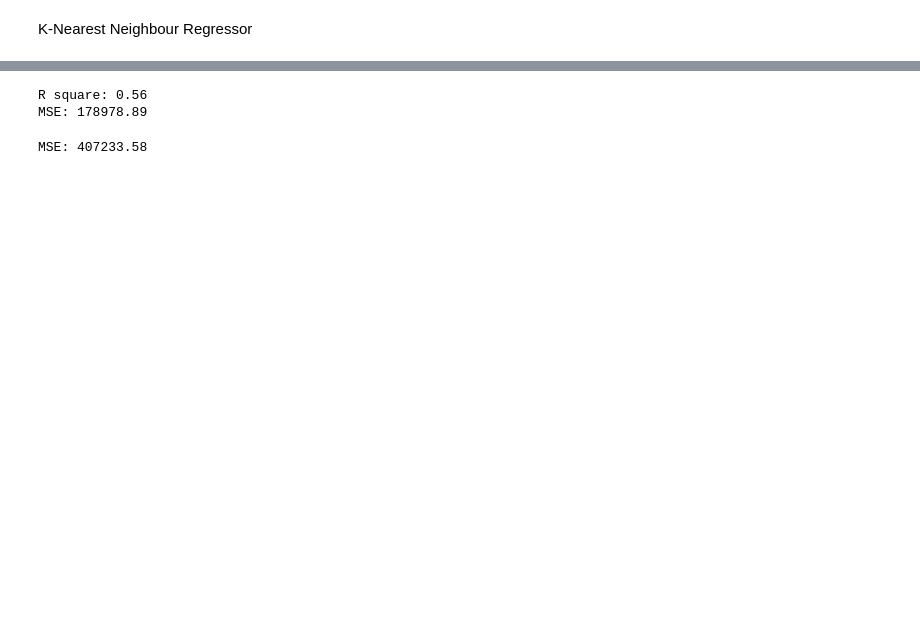
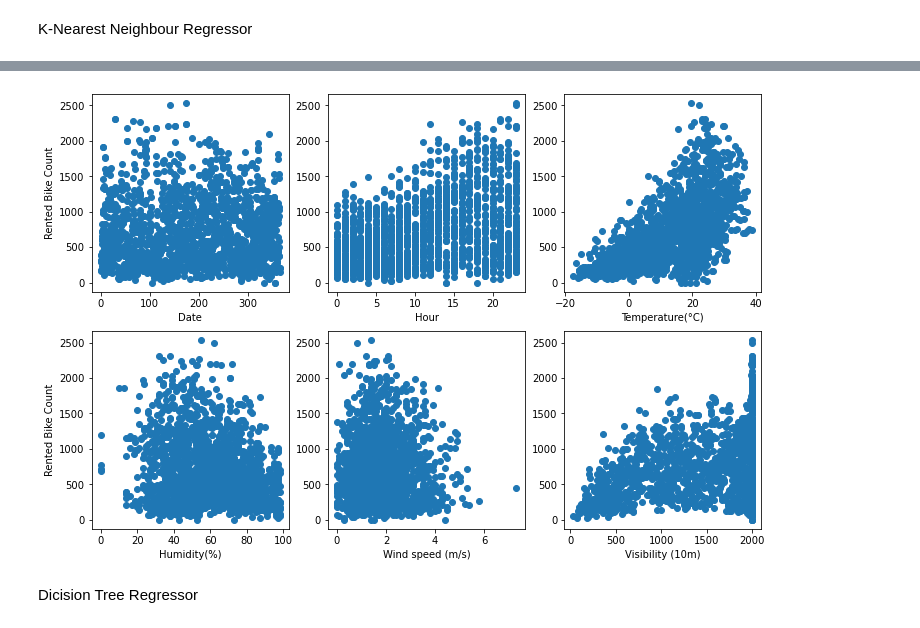
Before and after one commit to MEE-SPT/Intro_to_AI, a Jupyter notebook: model.ipynb, the cells around one changed output, grey strips where cells are left out. Drawn from its saved outputs; the diff is of its cells as text; code cells hidden in the pictures; blank space fills up the shorter version.

```diff
--- a/model.ipynb
+++ b/model.ipynb
@@ -101,28 +157,15 @@ KNN_MSE: 231055.14
-# %%
-from sklearn.linear_model import LinearRegression
-
-linear = LinearRegression()
-
-model=linear.fit(Xtr, Ytr)
-
-Ypred = np.array(model.predict(Xtest),dtype='int64')
-
-r2 = r2_score(Ytest,Ypred)
-mse = mean_squared_error(Ytest,Ypred)
-
-print(f'R square: {r2:.2f}')
-print(f'MSE: {mse:.2f}')
-# %% [output]
-R square: 0.56
-MSE: 178978.89
-# %%
-dummy_regr = DummyRegressor(strategy='mean')
-dummy_regr.fit(Xtr,Ytr)
-Ypred = dummy_regr.predict(Xtest)
-dummy_mse = mean_squared_error(Ytest, Ypred)
-print(f'MSE: {dummy_mse:.2f}')
-# %% [output]
-MSE: 407233.58
+# %%
+plt.figure(1, figsize=(16,8))
+for i in range(8):
+    plt.subplot(2,4,i+1)
+    plt.scatter(Xte[:,[i]],Ypred)
+    if i %4==0:
+        plt.ylabel('Rented Bike Count')
+    plt.xlabel(features[i])
+# %% [output]
+[figure, added]
+# %% [markdown]
+Dicision Tree Regressor
 # %%
 from sklearn.tree import DecisionTreeRegressor
 
```
Also changed, not shown: parts of 16 cells of this notebook.
